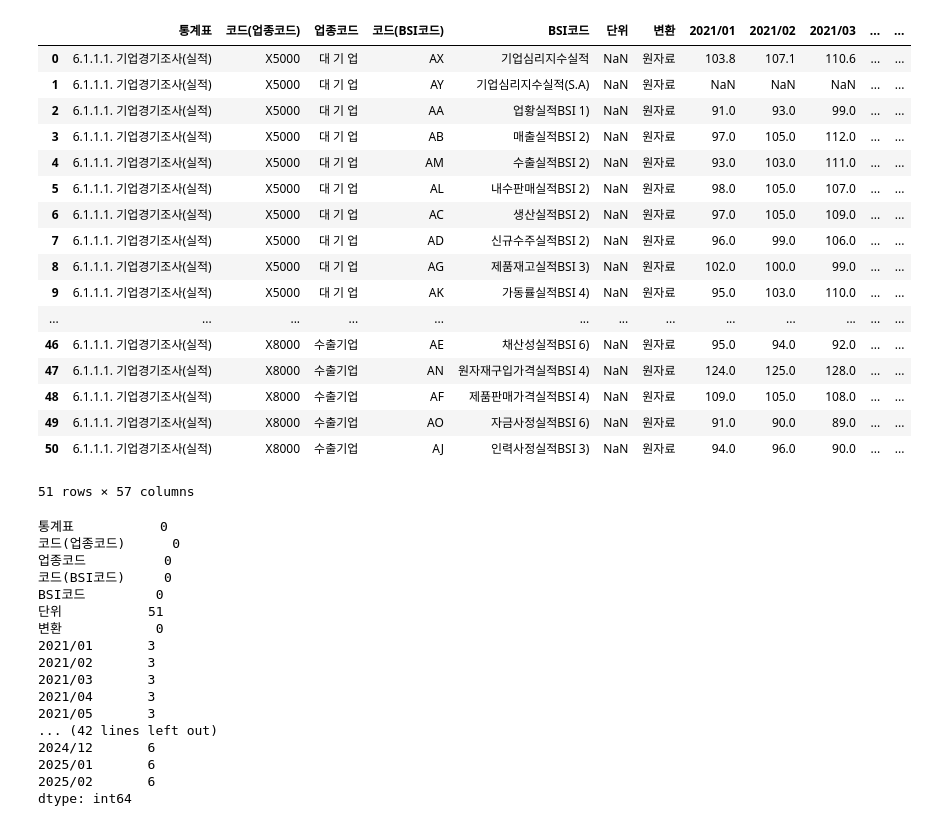
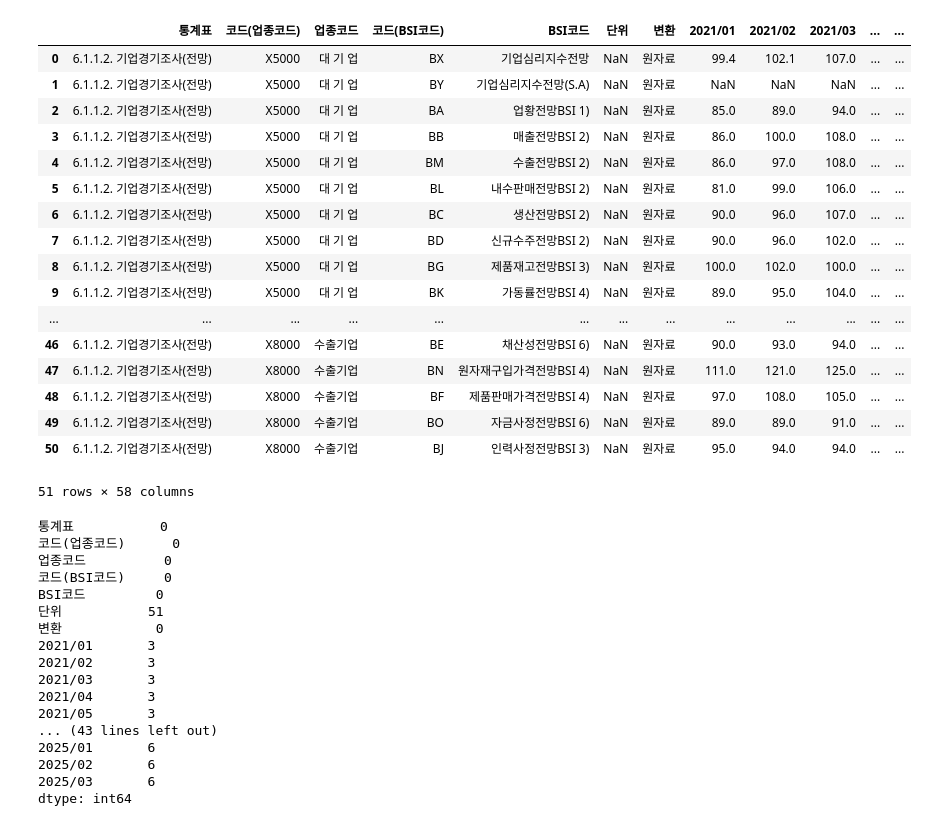
Before and after one commit to CodeWorks-hi/mini-project-2, a Jupyter notebook: jupyter_notebooks/데이터_전처리/temp_extra_data.ipynb, the cells around one changed output. Drawn from its saved outputs; the diff is of its cells as text; code cells hidden in the pictures.

```diff
--- a/jupyter_notebooks/데이터_전처리/temp_extra_data.ipynb
+++ b/jupyter_notebooks/데이터_전처리/temp_extra_data.ipynb
@@ -1,27 +1,27 @@
 # %%
 import pandas as pd, numpy as np, matplotlib.pyplot as plt, seaborn as sb
 # %%
-df = pd.read_csv("../../extra_data/raw/실제 판매 관련/기업경기조사(실적)_21110824.csv")
+df = pd.read_csv("../../extra_data/raw/재고 관련/기업경기조사(전망)_21111545.csv")
 df
 # %% [output]
 |  | 통계표 | 코드(업종코드) | 업종코드 | 코드(BSI코드) | BSI코드 | 단위 | 변환 | 2021/01 | 2021/02 | 2021/03 | ... | ... |
-| 0 | 6.1.1.1. 기업경기조사(실적) | X5000 | 대 기 업 | AX | 기업심리지수실적 | NaN | 원자료 | 103.8 | 107.1 | 110.6 | ... | ... |
-| 1 | 6.1.1.1. 기업경기조사(실적) | X5000 | 대 기 업 | AY | 기업심리지수실적(S.A) | NaN | 원자료 | NaN | NaN | NaN | ... | ... |
-| 2 | 6.1.1.1. 기업경기조사(실적) | X5000 | 대 기 업 | AA | 업황실적BSI 1) | NaN | 원자료 | 91.0 | 93.0 | 99.0 | ... | ... |
-| 3 | 6.1.1.1. 기업경기조사(실적) | X5000 | 대 기 업 | AB | 매출실적BSI 2) | NaN | 원자료 | 97.0 | 105.0 | 112.0 | ... | ... |
-| 4 | 6.1.1.1. 기업경기조사(실적) | X5000 | 대 기 업 | AM | 수출실적BSI 2) | NaN | 원자료 | 93.0 | 103.0 | 111.0 | ... | ... |
-| 5 | 6.1.1.1. 기업경기조사(실적) | X5000 | 대 기 업 | AL | 내수판매실적BSI 2) | NaN | 원자료 | 98.0 | 105.0 | 107.0 | ... | ... |
-| 6 | 6.1.1.1. 기업경기조사(실적) | X5000 | 대 기 업 | AC | 생산실적BSI 2) | NaN | 원자료 | 97.0 | 105.0 | 109.0 | ... | ... |
-| 7 | 6.1.1.1. 기업경기조사(실적) | X5000 | 대 기 업 | AD | 신규수주실적BSI 2) | NaN | 원자료 | 96.0 | 99.0 | 106.0 | ... | ... |
-| 8 | 6.1.1.1. 기업경기조사(실적) | X5000 | 대 기 업 | AG | 제품재고실적BSI 3) | NaN | 원자료 | 102.0 | 100.0 | 99.0 | ... | ... |
-| 9 | 6.1.1.1. 기업경기조사(실적) | X5000 | 대 기 업 | AK | 가동률실적BSI 4) | NaN | 원자료 | 95.0 | 103.0 | 110.0 | ... | ... |
+| 0 | 6.1.1.2. 기업경기조사(전망) | X5000 | 대 기 업 | BX | 기업심리지수전망 | NaN | 원자료 | 99.4 | 102.1 | 107.0 | ... | ... |
+| 1 | 6.1.1.2. 기업경기조사(전망) | X5000 | 대 기 업 | BY | 기업심리지수전망(S.A) | NaN | 원자료 | NaN | NaN | NaN | ... | ... |
+| 2 | 6.1.1.2. 기업경기조사(전망) | X5000 | 대 기 업 | BA | 업황전망BSI 1) | NaN | 원자료 | 85.0 | 89.0 | 94.0 | ... | ... |
+| 3 | 6.1.1.2. 기업경기조사(전망) | X5000 | 대 기 업 | BB | 매출전망BSI 2) | NaN | 원자료 | 86.0 | 100.0 | 108.0 | ... | ... |
+| 4 | 6.1.1.2. 기업경기조사(전망) | X5000 | 대 기 업 | BM | 수출전망BSI 2) | NaN | 원자료 | 86.0 | 97.0 | 108.0 | ... | ... |
+| 5 | 6.1.1.2. 기업경기조사(전망) | X5000 | 대 기 업 | BL | 내수판매전망BSI 2) | NaN | 원자료 | 81.0 | 99.0 | 106.0 | ... | ... |
+| 6 | 6.1.1.2. 기업경기조사(전망) | X5000 | 대 기 업 | BC | 생산전망BSI 2) | NaN | 원자료 | 90.0 | 96.0 | 107.0 | ... | ... |
+| 7 | 6.1.1.2. 기업경기조사(전망) | X5000 | 대 기 업 | BD | 신규수주전망BSI 2) | NaN | 원자료 | 90.0 | 96.0 | 102.0 | ... | ... |
+| 8 | 6.1.1.2. 기업경기조사(전망) | X5000 | 대 기 업 | BG | 제품재고전망BSI 3) | NaN | 원자료 | 100.0 | 102.0 | 100.0 | ... | ... |
+| 9 | 6.1.1.2. 기업경기조사(전망) | X5000 | 대 기 업 | BK | 가동률전망BSI 4) | NaN | 원자료 | 89.0 | 95.0 | 104.0 | ... | ... |
 | ... | ... | ... | ... | ... | ... | ... | ... | ... | ... | ... | ... | ... |
-| 46 | 6.1.1.1. 기업경기조사(실적) | X8000 | 수출기업 | AE | 채산성실적BSI 6) | NaN | 원자료 | 95.0 | 94.0 | 92.0 | ... | ... |
-| 47 | 6.1.1.1. 기업경기조사(실적) | X8000 | 수출기업 | AN | 원자재구입가격실적BSI 4) | NaN | 원자료 | 124.0 | 125.0 | 128.0 | ... | ... |
-| 48 | 6.1.1.1. 기업경기조사(실적) | X8000 | 수출기업 | AF | 제품판매가격실적BSI 4) | NaN | 원자료 | 109.0 | 105.0 | 108.0 | ... | ... |
-| 49 | 6.1.1.1. 기업경기조사(실적) | X8000 | 수출기업 | AO | 자금사정실적BSI 6) | NaN | 원자료 | 91.0 | 90.0 | 89.0 | ... | ... |
-| 50 | 6.1.1.1. 기업경기조사(실적) | X8000 | 수출기업 | AJ | 인력사정실적BSI 3) | NaN | 원자료 | 94.0 | 96.0 | 90.0 | ... | ... |
+| 46 | 6.1.1.2. 기업경기조사(전망) | X8000 | 수출기업 | BE | 채산성전망BSI 6) | NaN | 원자료 | 90.0 | 93.0 | 94.0 | ... | ... |
+| 47 | 6.1.1.2. 기업경기조사(전망) | X8000 | 수출기업 | BN | 원자재구입가격전망BSI 4) | NaN | 원자료 | 111.0 | 121.0 | 125.0 | ... | ... |
+| 48 | 6.1.1.2. 기업경기조사(전망) | X8000 | 수출기업 | BF | 제품판매가격전망BSI 4) | NaN | 원자료 | 97.0 | 108.0 | 105.0 | ... | ... |
+| 49 | 6.1.1.2. 기업경기조사(전망) | X8000 | 수출기업 | BO | 자금사정전망BSI 6) | NaN | 원자료 | 89.0 | 89.0 | 91.0 | ... | ... |
+| 50 | 6.1.1.2. 기업경기조사(전망) | X8000 | 수출기업 | BJ | 인력사정전망BSI 3) | NaN | 원자료 | 95.0 | 94.0 | 94.0 | ... | ... |
-51 rows × 57 columns
+51 rows × 58 columns
 # %%
 df.isna().sum()
 # %% [output]
@@ -37,10 +37,10 @@ BSI코드         0
 2021/03       3
 2021/04       3
 2021/05       3
-... (42 lines left out)
-2024/12       6
+... (43 lines left out)
 2025/01       6
 2025/02       6
+2025/03       6
 dtype: int64
 # %%
 #df["계정항목"] = df["계정항목"].str.lstrip()
```
Also changed, not shown: parts of 3 cells of this notebook, 2 other files.
